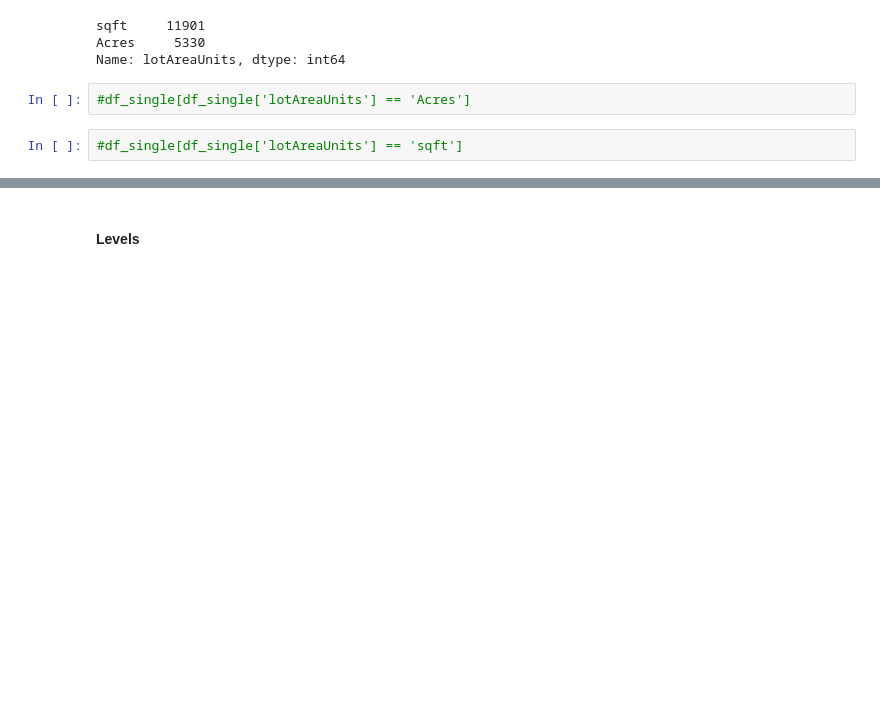
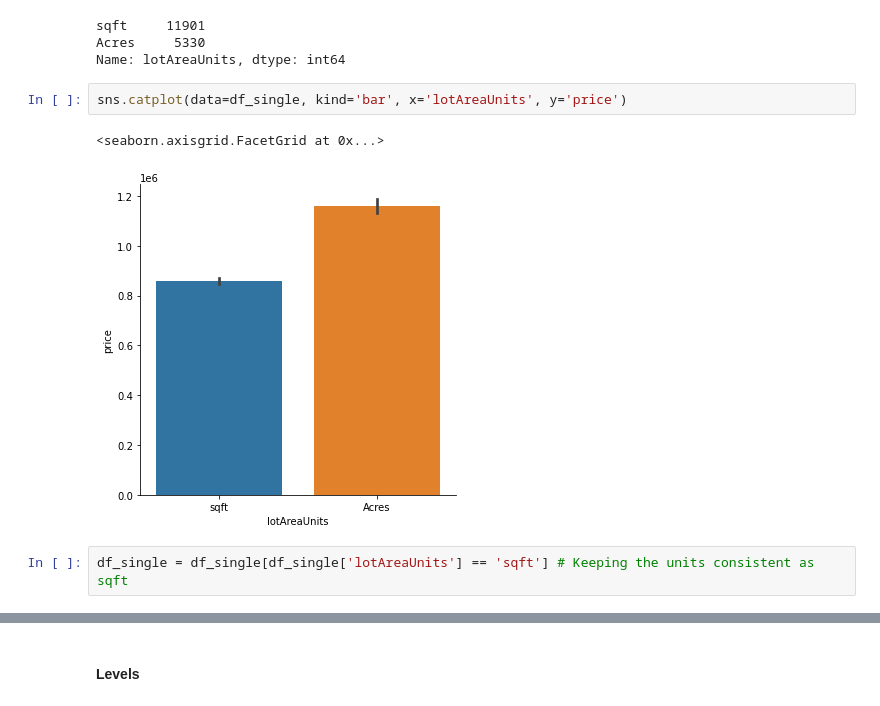
Before and after one commit to erin-vu/real_estate, a Jupyter notebook: Real Estate Analysis.ipynb, the cells around one changed output, grey strips where cells are left out. Drawn from its saved outputs; the diff is of its cells as text; blank space fills up the shorter version.

```diff
--- a/Real Estate Analysis.ipynb
+++ b/Real Estate Analysis.ipynb
@@ -777,7 +785,10 @@ df_single['lotAreaUnits'].value_counts()
 sqft     11901
 Acres     5330
 Name: lotAreaUnits, dtype: int64
-# %%
-#df_single[df_single['lotAreaUnits'] == 'Acres']
+# %%
+sns.catplot(data=df_single, kind='bar', x='lotAreaUnits', y='price')
+# %% [output]
+<seaborn.axisgrid.FacetGrid at 0x...>
+[figure, added]
 # %%
-#df_single[df_single['lotAreaUnits'] == 'sqft']
+df_single = df_single[df_single['lotAreaUnits'] == 'sqft'] # Keeping the units consistent as sqft
```
Also changed, not shown: parts of 33 cells of this notebook.
